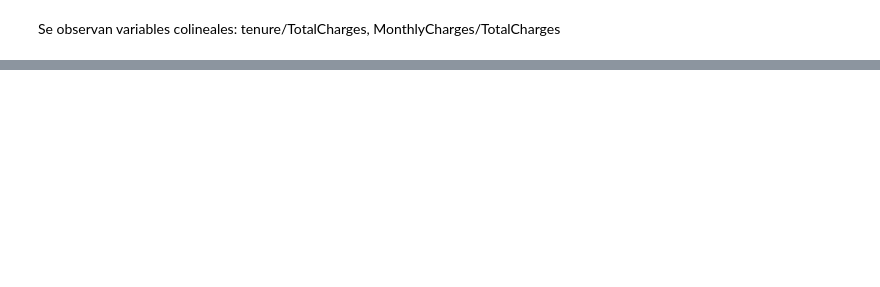
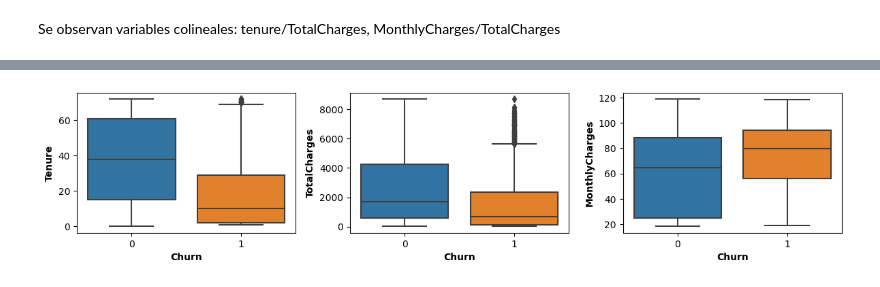
Before and after one commit to sebacastrocba/Telco-customer-churn, a Jupyter notebook: 00_eda.ipynb, the cells around one changed output, grey strips where cells are left out. Saved outputs shown, nothing was run; the diff lists cells and outputs as text; code cells hidden in the pictures; blank space fills up the shorter version.

```diff
--- a/00_eda.ipynb
+++ b/00_eda.ipynb
@@ -201,3 +210,28 @@ Se observan variables colineales: tenure/TotalCharges, MonthlyCharges/TotalCharg
+# %%
+fig = plt.figure(figsize=(12, 5))
+
+ax1 = fig.add_subplot(2, 3 ,1)
+ax2 = fig.add_subplot(2, 3, 2)
+ax3 = fig.add_subplot(2, 3, 3)
+
+sns.boxplot(data=data, x= "Churn", y = "tenure", ax=ax1)
+sns.boxplot(data=data, x= "Churn", y="TotalCharges", ax=ax2)
+sns.boxplot(data=data, x= "Churn", y="MonthlyCharges", ax=ax3)
+
+# Set bold font type to xlabel
+ax1.set_xlabel("Churn", fontweight="bold")
+ax1.set_ylabel("Tenure", fontweight="bold")
+
+ax2.set_xlabel("Churn", fontweight="bold")
+ax2.set_ylabel("TotalCharges", fontweight="bold")
+
+ax3.set_xlabel("Churn", fontweight="bold")
+ax3.set_ylabel("MonthlyCharges", fontweight="bold")
+
+plt.tight_layout()
+plt.show()
+# %% [output]
+[figure, added]
 # %%
 # Variables categoricas
 data[categorical].nunique()
```
Also changed, not shown: parts of 23 cells of this notebook.
